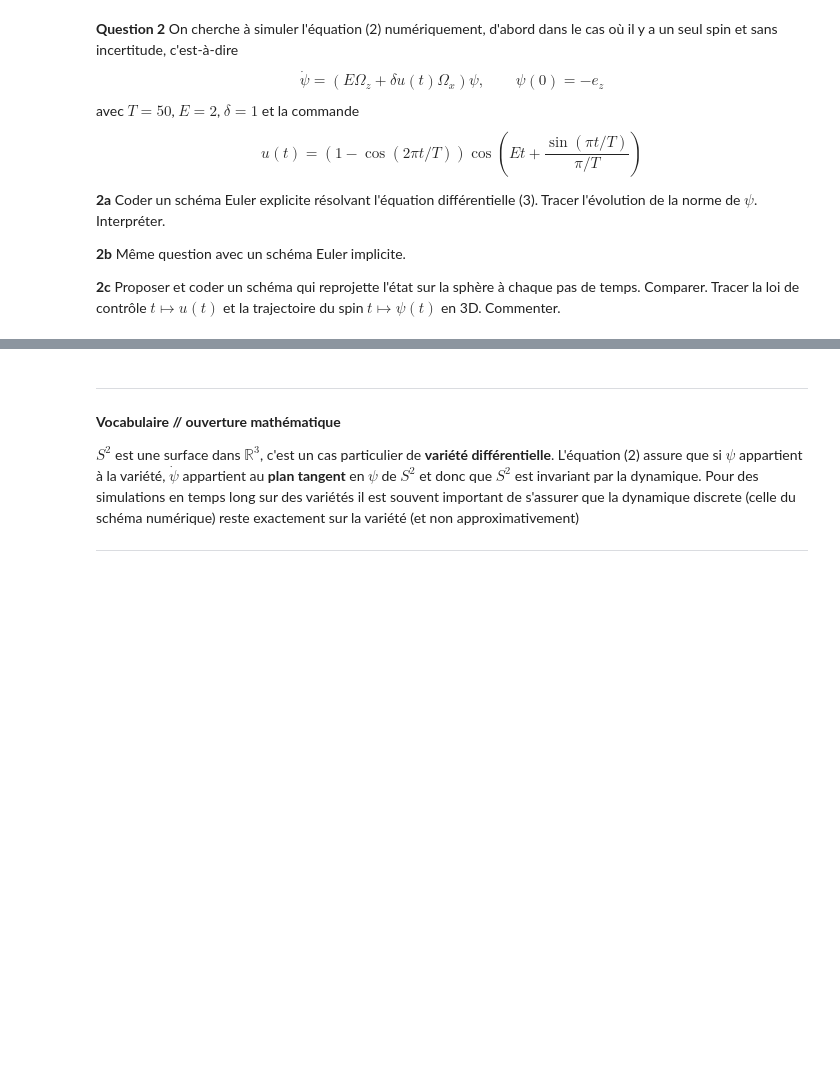
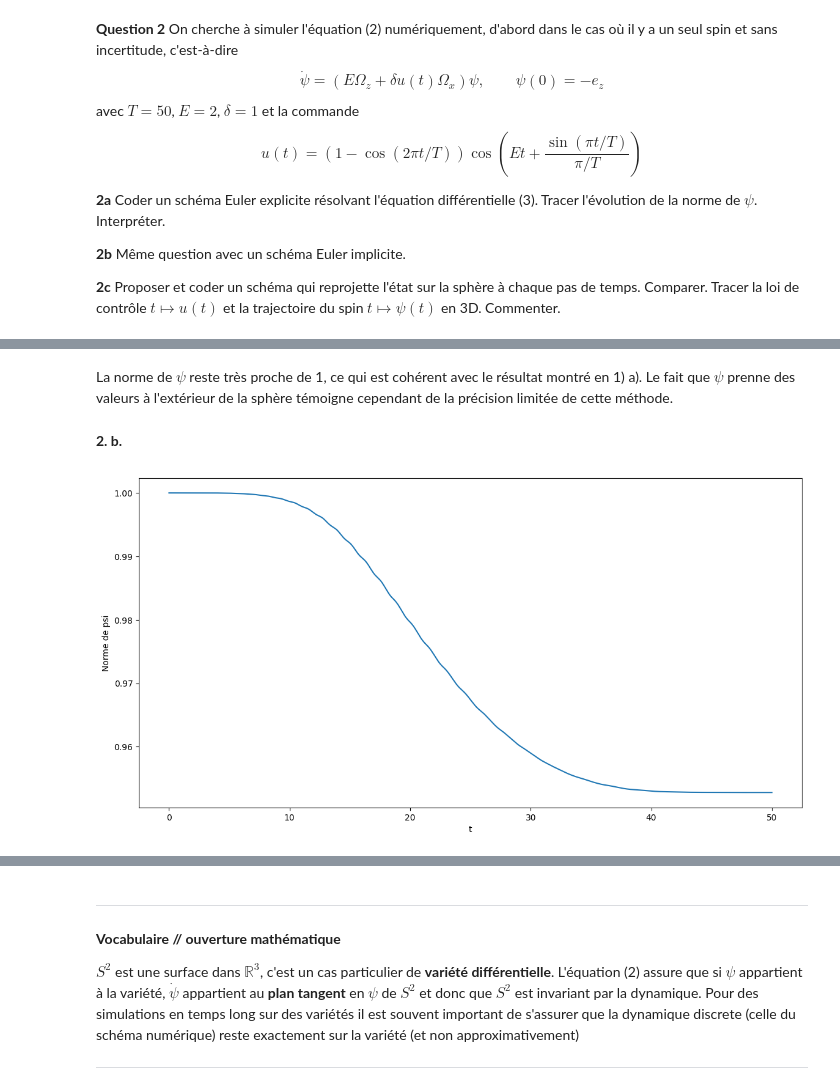
Before and after one commit to AdrienMtz/Projet_numerique_UE11-Groupe_36, a Jupyter notebook: redaction.ipynb, the cells around one changed output, grey strips where cells are left out. Saved outputs shown, nothing was run; the diff lists cells and outputs as text; code cells hidden in the pictures; blank space fills up the shorter version.

```diff
--- a/redaction.ipynb
+++ b/redaction.ipynb
@@ -167,0 +233,8 @@ def euler_projete(psi_0,t_0,t_f,E,delta,dt):
+# %% [markdown]
+La norme de $\psi$ reste très proche de 1, ce qui est cohérent avec le résultat montré en 1) a). Le fait que $\psi$ prenne des valeurs à l'extérieur de la sphère témoigne cependant de la précision limitée de cette méthode.
+# %% [markdown]
+__2. b.__
+# %%
+euler_implicit(psi_0, 0, T, E, delta, dt)
+# %% [output]
+[figure, added]
```
Also changed, not shown: parts of 16 cells of this notebook, 1 other file.
